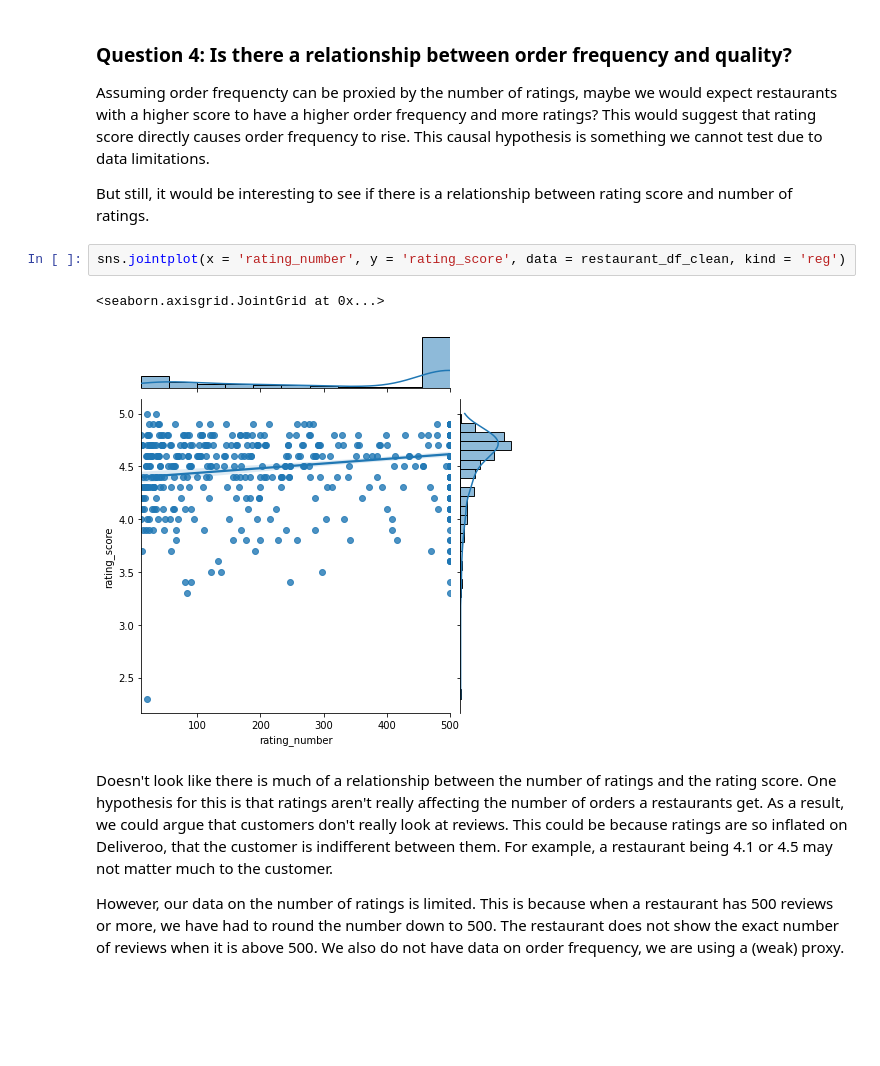
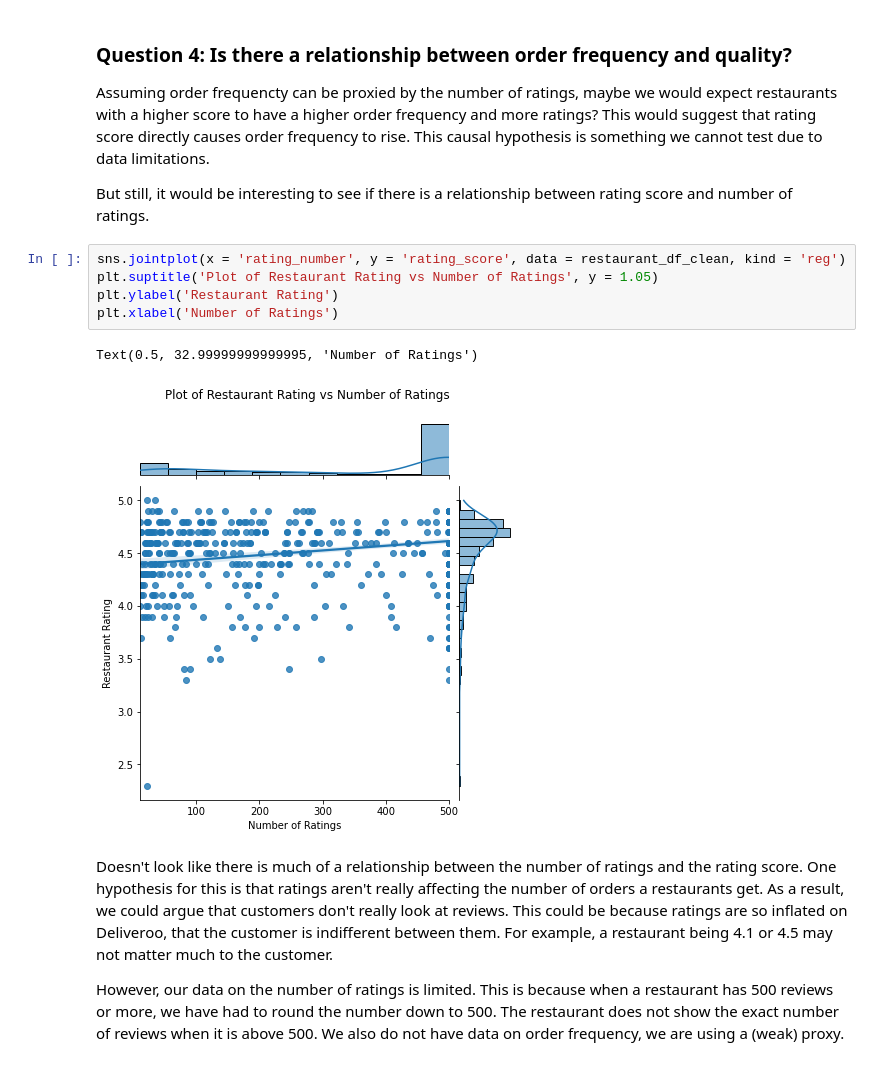
Before and after one commit to SelvinSelbaraju/deliveroo-web-scraper, a Jupyter notebook: Deliveroo - Web Scraper and Data Analysis.ipynb, the cells around one changed output. Drawn from its saved outputs; the diff is of its cells as text; blank space fills up the shorter version.

```diff
--- a/Deliveroo - Web Scraper and Data Analysis.ipynb
+++ b/Deliveroo - Web Scraper and Data Analysis.ipynb
@@ -535,9 +541,12 @@ Assuming order frequencty can be proxied by the number of ratings, maybe we woul
 But still, it would be interesting to see if there is a relationship between rating score and number of ratings.
 # %%
 sns.jointplot(x = 'rating_number', y = 'rating_score', data = restaurant_df_clean, kind = 'reg')
+plt.suptitle('Plot of Restaurant Rating vs Number of Ratings', y = 1.05)
+plt.ylabel('Restaurant Rating')
+plt.xlabel('Number of Ratings')
 # %% [output]
-<seaborn.axisgrid.JointGrid at 0x...>
+Text(0.5, 32.99999999999995, 'Number of Ratings')
-[figure, old version]
+[figure, new version]
 # %% [markdown]
 Doesn't look like there is much of a relationship between the number of ratings and the rating score. One hypothesis for this is that ratings aren't really affecting the number of orders a restaurants get. As a result, we could argue that customers don't really look at reviews. This could be because ratings are so inflated on Deliveroo, that the customer is indifferent between them. For example, a restaurant being 4.1 or 4.5 may not matter much to the customer.
 
```
Also changed, not shown: parts of 13 cells of this notebook, 1 other file.
